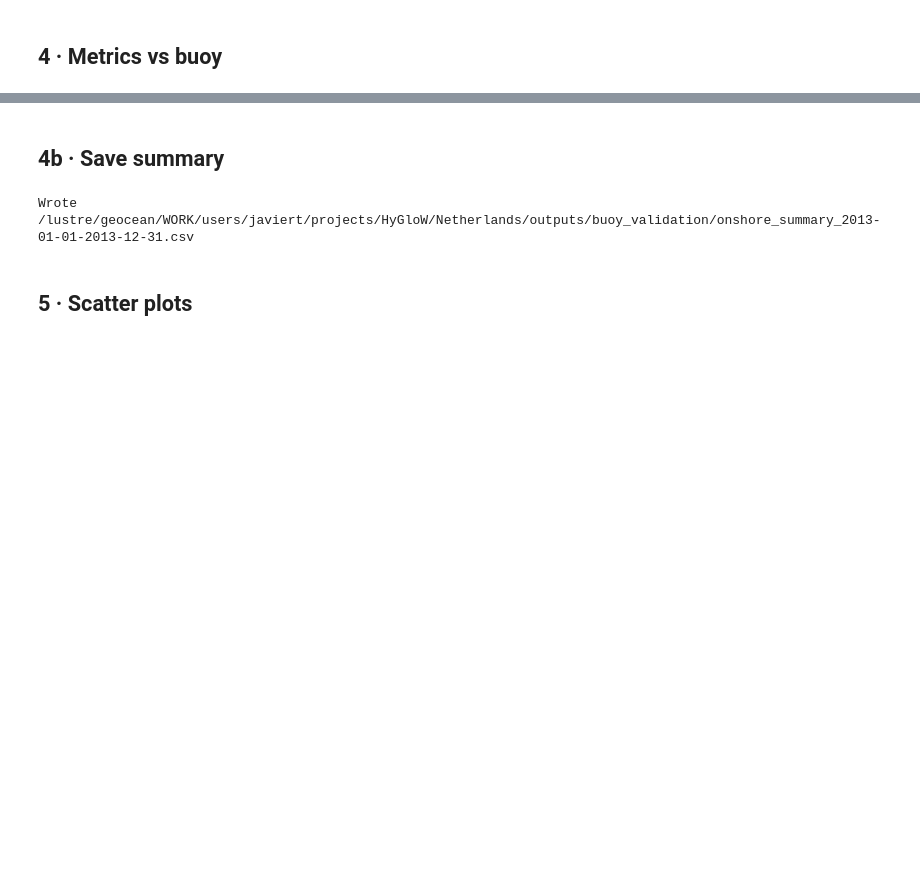
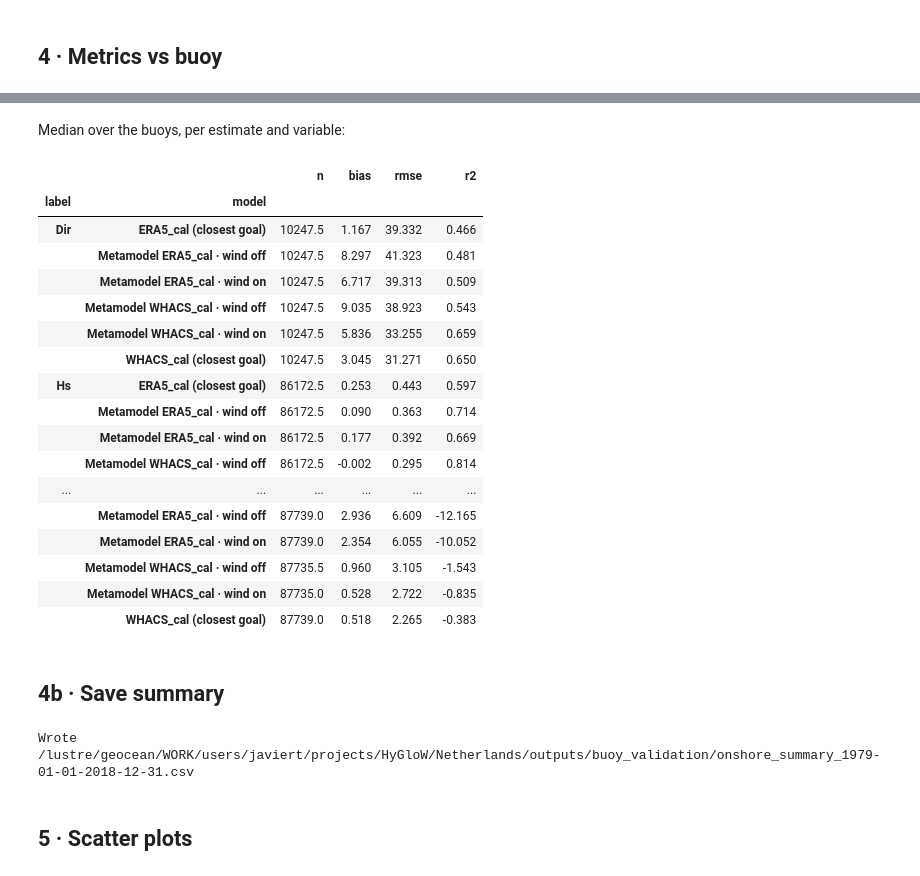
Before and after one commit to GeoOcean/HyGloW, a Jupyter notebook: Netherlands/10_Validate_Buoys.ipynb, the cells around one changed output, grey strips where cells are left out. Drawn from its saved outputs; the diff is of its cells as text; code cells hidden in the pictures; blank space fills up the shorter version.

Commit message:
[JTH] add wind tests and buoy validation total timeseries plots

```diff
--- a/Netherlands/10_Validate_Buoys.ipynb
+++ b/Netherlands/10_Validate_Buoys.ipynb
@@ -39,27 +37,25 @@ output sites, notebook 03). Site labels are `buoy_{instrument_id}`. Processed ho
 `spr` where measured) come from `utils/buoy_archive.py` (Waterinfo + CMEMS + the
 earlier Rijkswaterstaat exports), built in notebook 03.
 # %%
-period = slice("1979-01-01", "2023-12-31")  # matches the 09/reconstruction cache span
-offshore_name = "WHACS_cal"
+period = slice("1979-01-01", "2018-12-31")  # CODEC water level ends in 2018
+offshore_names = ["WHACS_cal", "ERA5_cal"]  # offshore_waves entries
+wind_corrections = [False, True]
 mda_n = 550  # must match a fitted mda_candidates entry
 mm_set = "buoys"  # metamodel set (metamodel.sets) fitted on the buoys
+primary = "Metamodel WHACS_cal · wind off"  # estimate of the GUI summary figures
 
 # Modelled buoys (ok output sites, notebook 03); processed hourly files
 # (hs, tp, dir, spr) in inputs/Observations/processed/<instrument_id>.nc
 sites = obs.list_snapwave_buoy_sites()
-buoy_instruments = [obs.instrument_id(s) for s in sites]
 
 requested_variables = ["hs", "tp", "dir", "spr"]
 
-dynamic_path = sim.cases_dir("dynamic") / f"Dynamic_Cases_{offshore_name}_2013.nc"
-
 print("Observations JSON:", obs.geojson_path())
 print(f"period         : {period}")
+print(f"offshore       : {offshore_names}, wind correction {wind_corrections}")
 print(f"mda_n          : {mda_n}")
 print(f"metamodel      : {mm_set}")
 print(f"sites          : {sites}")
 print(f"requested vars : {requested_variables}")
-print(f"dynamic path   : {dynamic_path}")
-print(f"dynamic exists : {dynamic_path.is_file()}")
 # %% [output]
 Observations JSON: /lustre/geocean/WORK/users/javiert/projects/HyGloW/Netherlands/inputs/Observations/Netherlands_observations.json
@@ -86,17 +78,7 @@ from the observations GeoJSON.
 # %%
-processed_dir = resolve("inputs/Observations/processed")
-
-# Processed observation NetCDF per SnapWave site id (notebook 03)
-buoy_raw_files: dict[str, Path] = {}
-n_valid_hs: dict[str, int] = {}
-for instrument_id in buoy_instruments:
-    site_id = obs.snapwave_site_id(instrument_id)
-    buoy_raw_files[site_id] = processed_dir / f"{instrument_id}.nc"
-    with xr.open_dataset(buoy_raw_files[site_id]) as check:
-        n_valid_hs[site_id] = int(check["hs"].sel(time=period).notnull().sum())
-    print(f"{site_id}: {n_valid_hs[site_id]} valid hourly hs in {period}")
-
-no_data = [s for s in sites if n_valid_hs[s] == 0]
-sites = [s for s in sites if n_valid_hs[s] > 0]
-print(f"\n{len(sites)} buoys with hs in {period}; skipped (no data): {no_data}")
+buoy = val.load_buoy_observations(period, sites, variables=requested_variables)
+skipped = sorted(set(sites) - set(buoy.sites.values))
+sites = list(buoy.sites.values)
+print(f"{len(sites)} buoys with hs in {period}; skipped (no data): {skipped}")
+buoy
 # %% [output]
@@ -187,13 +107,14 @@ currently WHACS only).
 # %%
-# Resources for the reconstruction below (at most 75% of this machine).
-# Edit res if wanted (res.workers = ...), then run the next cell.
+# Resources for the reconstructions below (at most 75% of this machine); the
+# wind-on request is the larger one. Edit res if wanted (res.workers = ...).
 res = mm.reconstruction_resources(
     period,
     mda_n,
     metamodel=mm_set,
     spectral=True,
-    offshore_name=offshore_name,
-    sites=None,
-    save_spectra=True,
+    offshore_name=offshore_names[0],
+    wl="forcing",
+    save_spectra=False,
+    wind_correction=True,
 )
 # %% [output]
@@ -295,3 +186,26 @@ summary
+# %% [markdown]
+Median over the buoys, per estimate and variable:
+# %%
+summary.groupby(["label", "model"])[["n", "bias", "rmse", "r2"]].median().round(3)
+# %% [output]
+|  |  | n | bias | rmse | r2 |
+| label | model |  |  |  |  |
+| Dir | ERA5_cal (closest goal) | 10247.5 | 1.167 | 39.332 | 0.466 |
+|  | Metamodel ERA5_cal · wind off | 10247.5 | 8.297 | 41.323 | 0.481 |
+|  | Metamodel ERA5_cal · wind on | 10247.5 | 6.717 | 39.313 | 0.509 |
+|  | Metamodel WHACS_cal · wind off | 10247.5 | 9.035 | 38.923 | 0.543 |
+|  | Metamodel WHACS_cal · wind on | 10247.5 | 5.836 | 33.255 | 0.659 |
+|  | WHACS_cal (closest goal) | 10247.5 | 3.045 | 31.271 | 0.650 |
+| Hs | ERA5_cal (closest goal) | 86172.5 | 0.253 | 0.443 | 0.597 |
+|  | Metamodel ERA5_cal · wind off | 86172.5 | 0.090 | 0.363 | 0.714 |
+|  | Metamodel ERA5_cal · wind on | 86172.5 | 0.177 | 0.392 | 0.669 |
+|  | Metamodel WHACS_cal · wind off | 86172.5 | -0.002 | 0.295 | 0.814 |
+| ... | ... | ... | ... | ... | ... |
+|  | Metamodel ERA5_cal · wind off | 87739.0 | 2.936 | 6.609 | -12.165 |
+|  | Metamodel ERA5_cal · wind on | 87739.0 | 2.354 | 6.055 | -10.052 |
+|  | Metamodel WHACS_cal · wind off | 87735.5 | 0.960 | 3.105 | -1.543 |
+|  | Metamodel WHACS_cal · wind on | 87735.0 | 0.528 | 2.722 | -0.835 |
+|  | WHACS_cal (closest goal) | 87739.0 | 0.518 | 2.265 | -0.383 |
 # %% [markdown]
 ## 4b · Save summary
 # %%
@@ -303,15 +217,13 @@ summary_out = summary.copy()
 summary_out.insert(0, "period", period_label)
 summary_out.insert(1, "metamodel", mm_set)
 summary_out.insert(2, "mda_candidate", mda_n)
-summary_out.insert(3, "offshore_name", offshore_name)
-summary_out["reconstruct_seconds"] = summary_out["model"].map(timings)
 
 out_path = val.buoy_validation_path("onshore", period_label)
 out_path.parent.mkdir(parents=True, exist_ok=True)
 summary_out.to_csv(out_path, index=False)
 print(f"Wrote {out_path}")
 # %% [output]
-Wrote /lustre/geocean/WORK/users/javiert/projects/HyGloW/Netherlands/outputs/buoy_validation/onshore_summary_2013-01-01-2013-12-31.csv
+Wrote /lustre/geocean/WORK/users/javiert/projects/HyGloW/Netherlands/outputs/buoy_validation/onshore_summary_1979-01-01-2018-12-31.csv
 # %% [markdown]
 ## 5 · Scatter plots
 # %%
```
Also changed, not shown: parts of 14 cells of this notebook, 22 other files.
